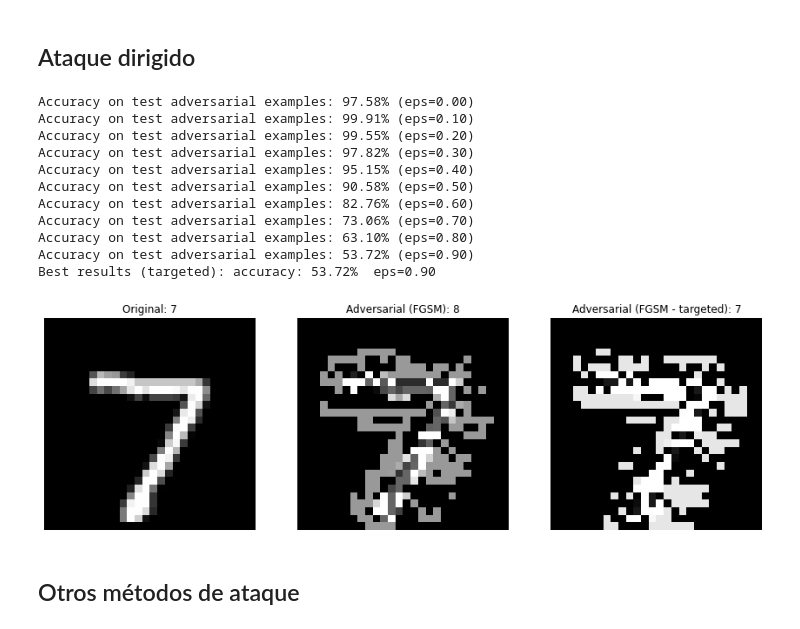
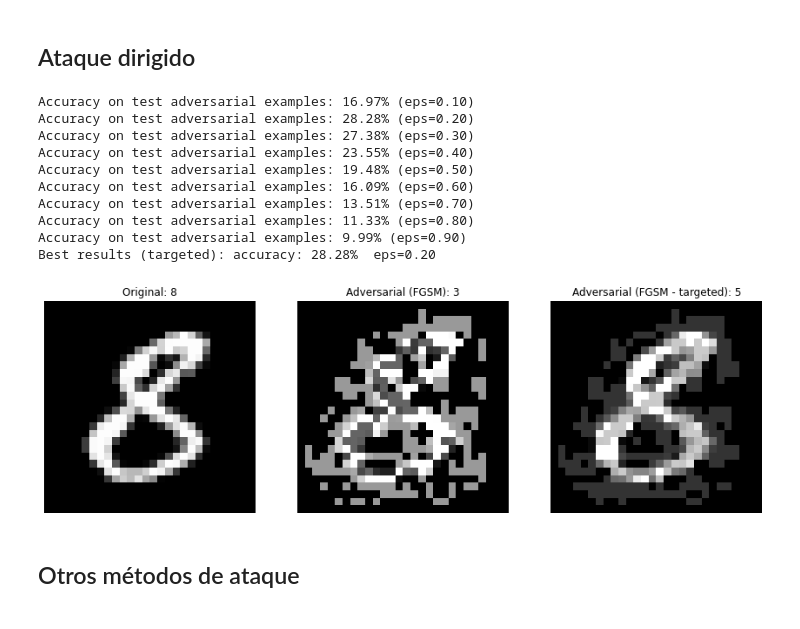
Before and after one commit to jiep/adversarial-machine-learning, a Jupyter notebook: notebooks/evasion.ipynb, the cells around one changed output. Saved outputs shown, nothing was run; the diff lists cells and outputs as text; code cells hidden in the pictures.

```diff
--- a/notebooks/evasion.ipynb
+++ b/notebooks/evasion.ipynb
@@ -116,45 +119,46 @@ Best results: accuracy: 12.50%  eps=0.60
 # %%
 # Ataque dirigido
-best_targeted = (100, 0, None, None) # (acc, eps, x_test_fgm, predictions)
-for eps in np.arange(0.0, 1.0, 0.1):
+y = np.ones(len(y_test))*9
+y_targeted = to_categorical(y, nb_classes=10)
+best_targeted = (0, 0.1, None, None) # (acc, eps, x_test_fgm, predictions)
+for eps in np.arange(0.1, 1.0, 0.1):
   attack_fgm = FastGradientMethod(estimator = classifier, eps = eps, targeted=True)
-  x_test_fgm = attack_fgm.generate(x=x_test, y=y_test)
+  x_test_fgm = attack_fgm.generate(x=x_test, y=y_targeted)
   predictions_test = classifier.predict(x_test_fgm)
-  accuracy = np.sum(np.argmax(predictions_test, axis=1) == np.argmax(y_test, axis=1)) / len(y_test)
-  if(accuracy < best_targeted[0]):
+  accuracy = np.sum(np.argmax(predictions_test, axis=1) == np.argmax(y_targeted, axis=1)) / len(y_targeted)
+  if(accuracy > best_targeted[0]):
     best_targeted = (accuracy, eps, x_test_fgm, predictions_test)
   print("Accuracy on test adversarial examples: {:.2f}% (eps={:.2f})".format(accuracy * 100, eps))
 print("Best results (targeted): accuracy: {:.2f}%  eps={:.2f}".format(best_targeted[0] * 100, best_targeted[1]))
 # %% [output]
-Accuracy on test adversarial examples: 97.58% (eps=0.00)
-Accuracy on test adversarial examples: 99.91% (eps=0.10)
-Accuracy on test adversarial examples: 99.55% (eps=0.20)
-Accuracy on test adversarial examples: 97.82% (eps=0.30)
-Accuracy on test adversarial examples: 95.15% (eps=0.40)
-Accuracy on test adversarial examples: 90.58% (eps=0.50)
-Accuracy on test adversarial examples: 82.76% (eps=0.60)
-Accuracy on test adversarial examples: 73.06% (eps=0.70)
-Accuracy on test adversarial examples: 63.10% (eps=0.80)
-Accuracy on test adversarial examples: 53.72% (eps=0.90)
-Best results (targeted): accuracy: 53.72%  eps=0.90
+Accuracy on test adversarial examples: 16.97% (eps=0.10)
+Accuracy on test adversarial examples: 28.28% (eps=0.20)
+Accuracy on test adversarial examples: 27.38% (eps=0.30)
+Accuracy on test adversarial examples: 23.55% (eps=0.40)
+Accuracy on test adversarial examples: 19.48% (eps=0.50)
+Accuracy on test adversarial examples: 16.09% (eps=0.60)
+Accuracy on test adversarial examples: 13.51% (eps=0.70)
+Accuracy on test adversarial examples: 11.33% (eps=0.80)
+Accuracy on test adversarial examples: 9.99% (eps=0.90)
+Best results (targeted): accuracy: 28.28%  eps=0.20
 # %%
-sample = 0
+sample = 1234
 fig = plt.figure(figsize=(20,10))
 ax = fig.add_subplot(1, 4, 1)
 ax.imshow(x_test[sample].reshape((28, 28)), cmap='gray', interpolation='none')
 ax.set_title("Original: {}".format(np.argmax(y_test[sample])))
 ax.axis('off')
 ax = fig.add_subplot(1, 4, 2)
 ax.imshow(best[2][sample].reshape((28, 28)), cmap='gray', interpolation='none')
 ax.set_title("Adversarial (FGSM): {}".format(np.argmax(best[3][sample])))
 ax.axis('off')
 ax = fig.add_subplot(1, 4, 3)
 ax.imshow(best_targeted[2][sample].reshape((28, 28)), cmap='gray', interpolation='none')
 ax.set_title("Adversarial (FGSM - targeted): {}".format(np.argmax(best_targeted[3][sample])))
 ax.axis('off')
 fig.show()
 # %% [output]
-[figure, old version]
+[figure, new version]
 # %% [markdown]
 ## Otros métodos de ataque
 # %%
```
Also changed, not shown: parts of 10 cells of this notebook.
